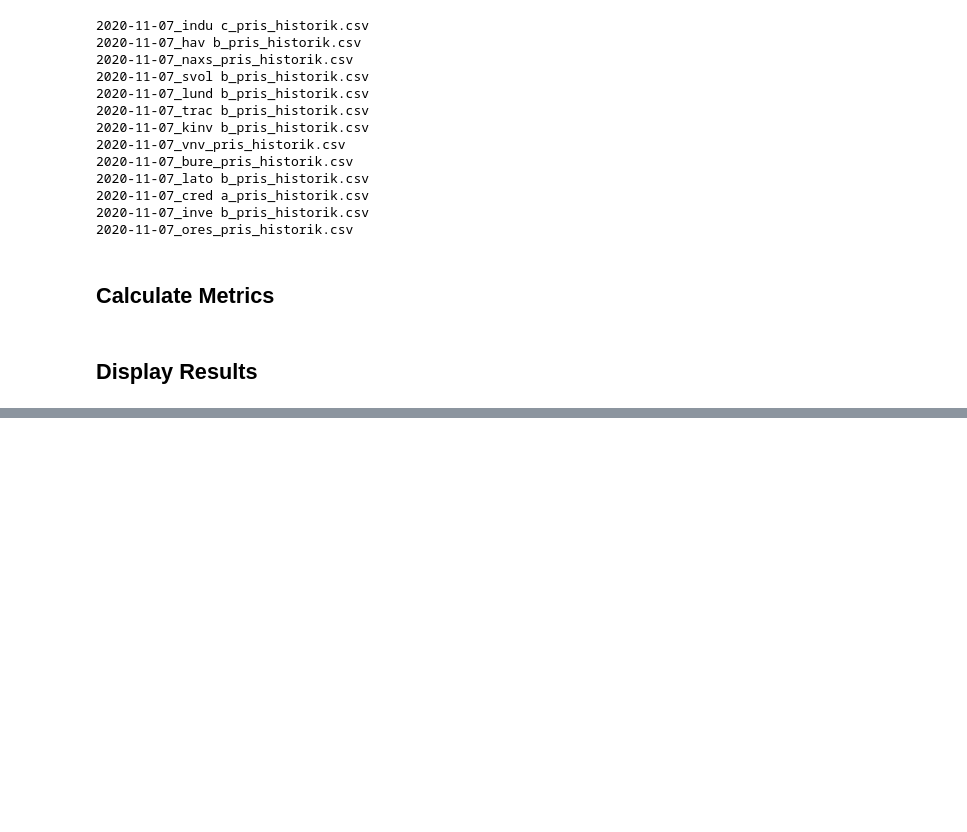
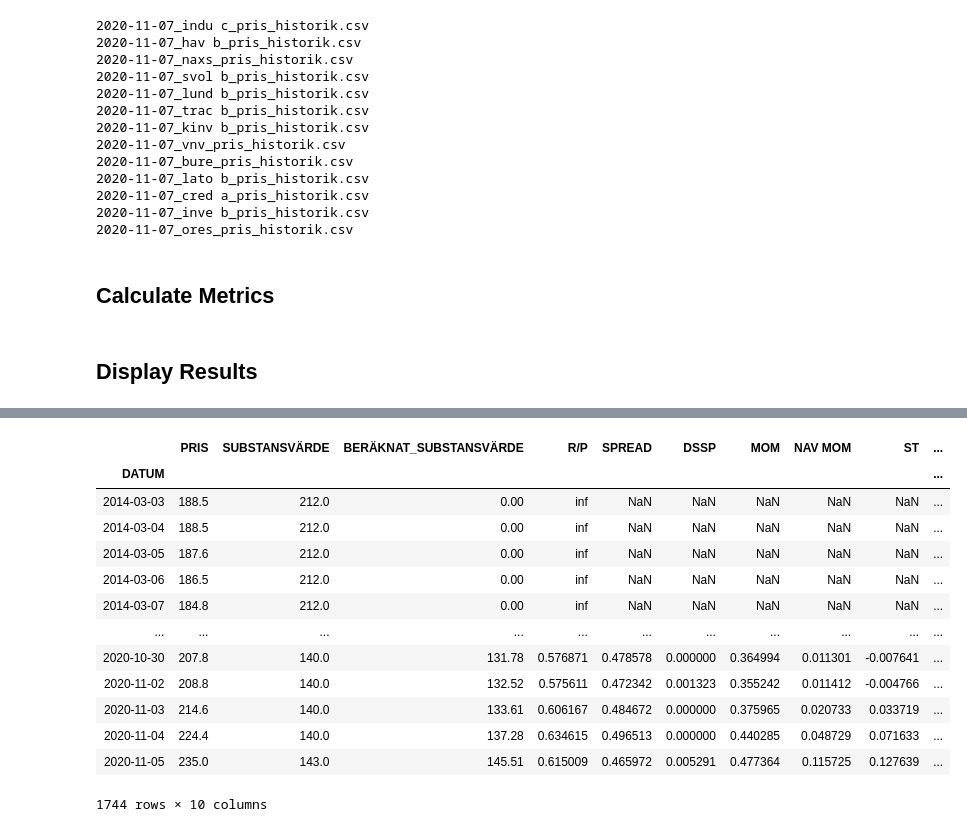
Before and after one commit to webclinic017/Portfolio_Construction, a Jupyter notebook: Equity_Strategies/Investment_Companies.ipynb, the cells around one changed output, grey strips where cells are left out. Cells and saved outputs as stored; diff of their text form; code cells hidden in the pictures; blank space fills up the shorter version.

```diff
--- a/Equity_Strategies/Investment_Companies.ipynb
+++ b/Equity_Strategies/Investment_Companies.ipynb
@@ -218,0 +250,17 @@ INV_COMP_VIEW
+# %%
+comp.iloc[:-1]
+# %% [output]
+|  | PRIS | SUBSTANSVÄRDE | BERÄKNAT_SUBSTANSVÄRDE | R/P | SPREAD | DSSP | MOM | NAV MOM | ST | ... |
+| DATUM |  |  |  |  |  |  |  |  |  | ... |
+| 2014-03-03 | 188.5 | 212.0 | 0.00 | inf | NaN | NaN | NaN | NaN | NaN | ... |
+| 2014-03-04 | 188.5 | 212.0 | 0.00 | inf | NaN | NaN | NaN | NaN | NaN | ... |
+| 2014-03-05 | 187.6 | 212.0 | 0.00 | inf | NaN | NaN | NaN | NaN | NaN | ... |
+| 2014-03-06 | 186.5 | 212.0 | 0.00 | inf | NaN | NaN | NaN | NaN | NaN | ... |
+| 2014-03-07 | 184.8 | 212.0 | 0.00 | inf | NaN | NaN | NaN | NaN | NaN | ... |
+| ... | ... | ... | ... | ... | ... | ... | ... | ... | ... | ... |
+| 2020-10-30 | 207.8 | 140.0 | 131.78 | 0.576871 | 0.478578 | 0.000000 | 0.364994 | 0.011301 | -0.007641 | ... |
+| 2020-11-02 | 208.8 | 140.0 | 132.52 | 0.575611 | 0.472342 | 0.001323 | 0.355242 | 0.011412 | -0.004766 | ... |
+| 2020-11-03 | 214.6 | 140.0 | 133.61 | 0.606167 | 0.484672 | 0.000000 | 0.375965 | 0.020733 | 0.033719 | ... |
+| 2020-11-04 | 224.4 | 140.0 | 137.28 | 0.634615 | 0.496513 | 0.000000 | 0.440285 | 0.048729 | 0.071633 | ... |
+| 2020-11-05 | 235.0 | 143.0 | 145.51 | 0.615009 | 0.465972 | 0.005291 | 0.477364 | 0.115725 | 0.127639 | ... |
+1744 rows × 10 columns
```
Also changed, not shown: parts of 5 cells of this notebook, 1 other file.
